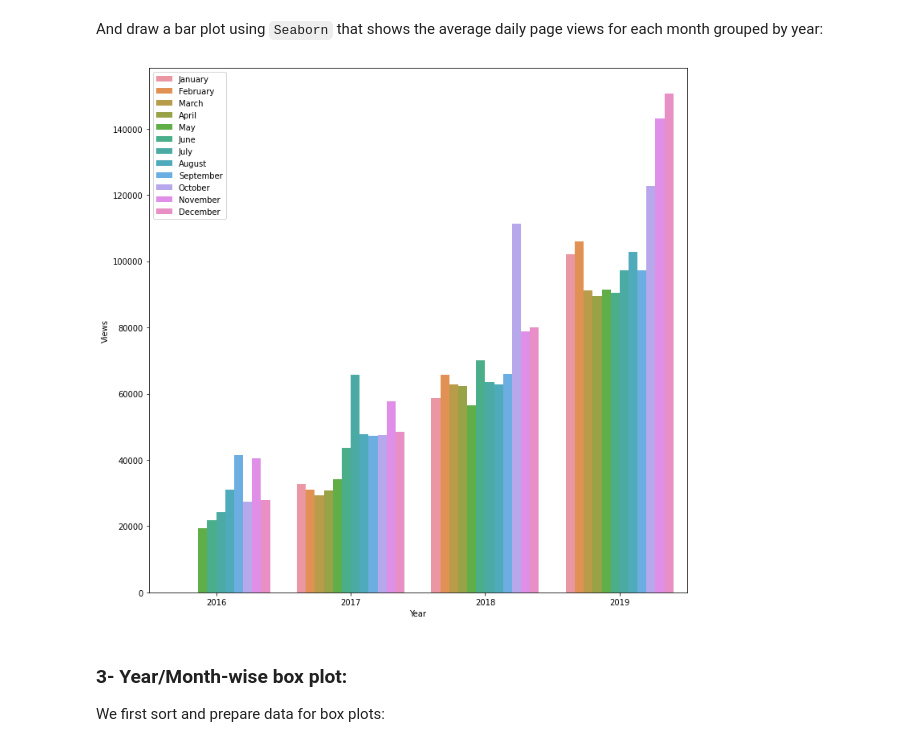
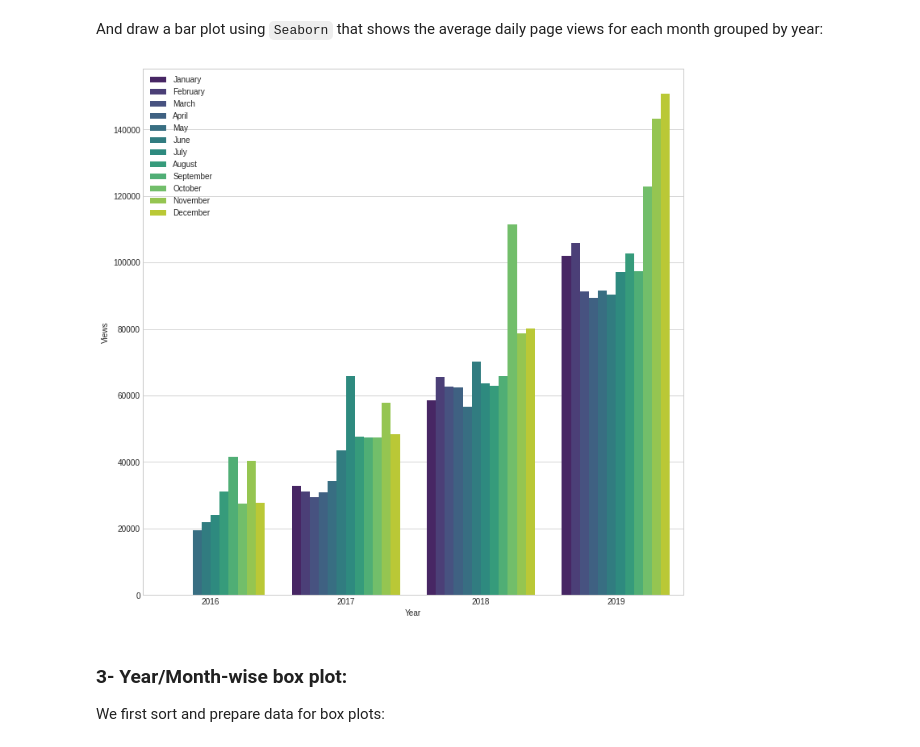
Before and after one commit to Sithlord-dev/Pageview_timeseries_visualizer, a Jupyter notebook: Page view time-series visualizer.ipynb, the cells around one changed output. Drawn from its saved outputs; the diff is of its cells as text; code cells hidden in the pictures.

```diff
--- a/Page view time-series visualizer.ipynb
+++ b/Page view time-series visualizer.ipynb
@@ -79,18 +85,19 @@ And draw a bar plot using  `Seaborn` that shows the average daily page views for
 # %%
 fig, ax = plt.subplots(figsize=(12,12))
 sns.barplot(
     data=df_bar,
     y='Views',
     x='Year',
     hue='Month',
     ci=None,
+    palette='viridis',
     ax=ax
 )
 plt.legend(loc='upper left')
-
+plt.style.use('seaborn-whitegrid')
 plt.show(fig)
 # %% [output]
-[figure, old version]
+[figure, new version]
 # %% [markdown]
 ### 3- Year/Month-wise box plot:
 
```
Also changed, not shown: parts of 7 cells of this notebook.
